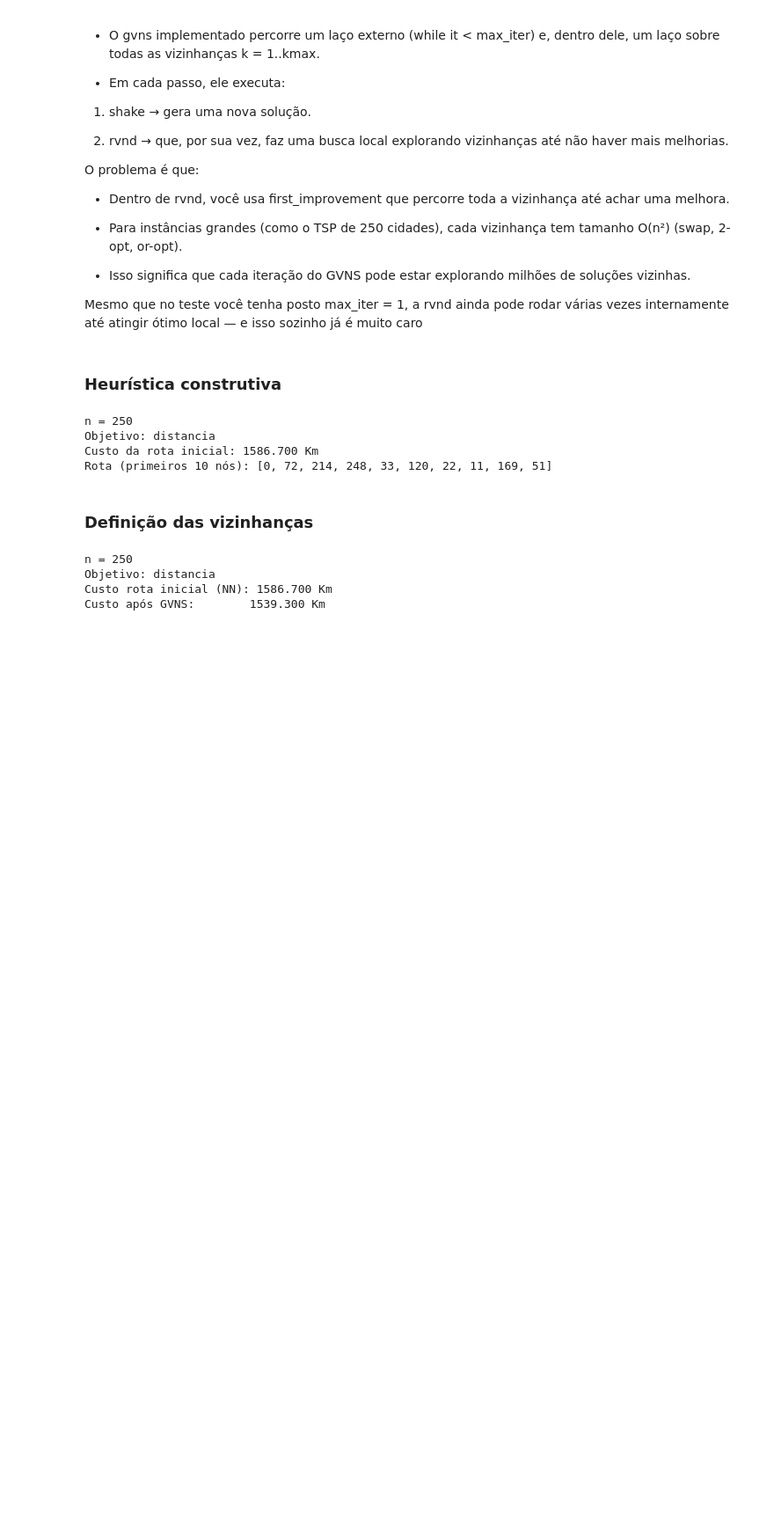
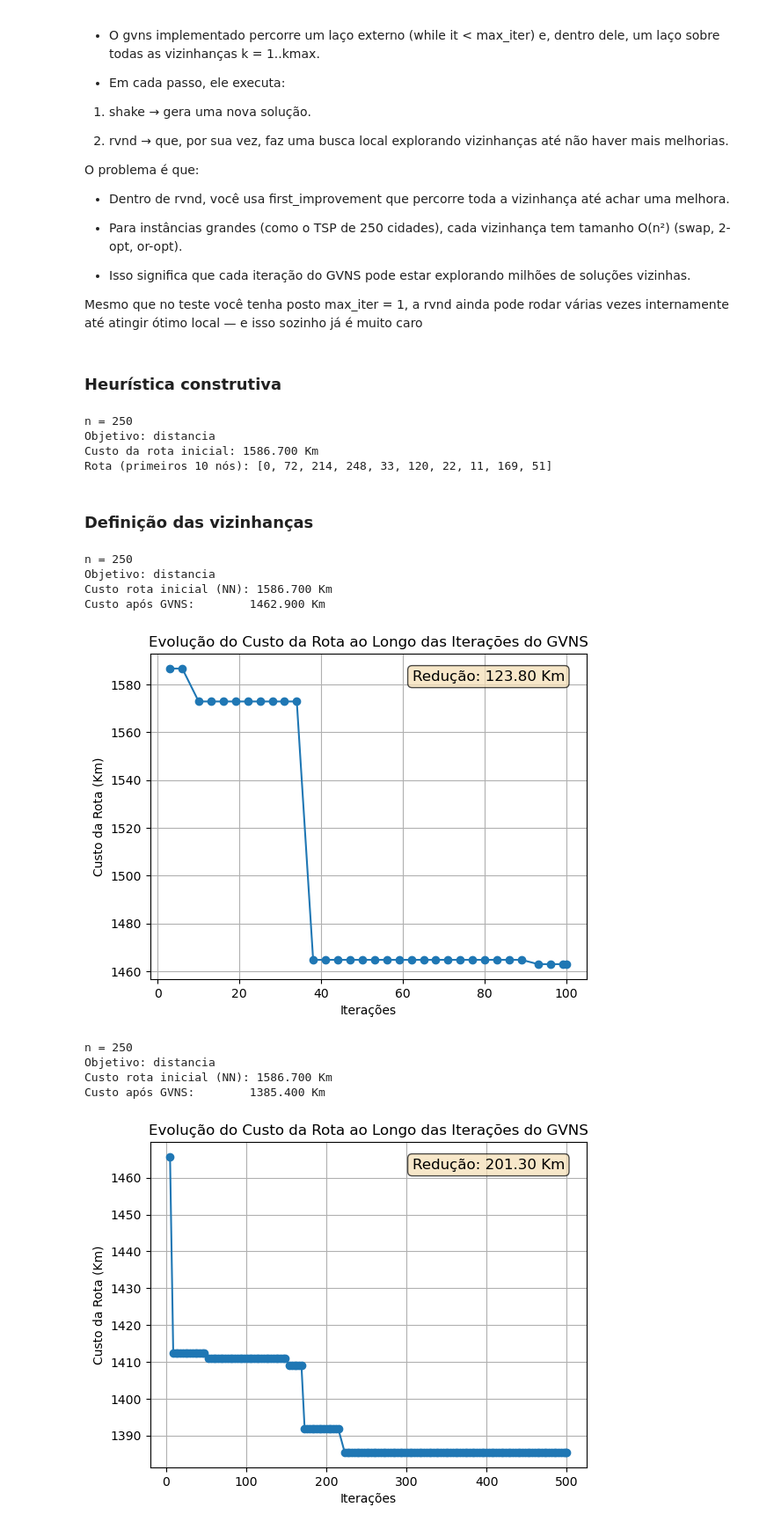
Before and after one commit to acpDaniel/Travelling-Salesman-Problem-TSP, a Jupyter notebook: tsp_2.ipynb, the cells around one changed output. Shown at 88% size. Cells and saved outputs as stored; diff of their text form; code cells hidden in the pictures; blank space fills up the shorter version.

Commit message:
feat: :sparkles: Add graphs to visualize cost functions

```diff
--- a/tsp_2.ipynb
+++ b/tsp_2.ipynb
@@ -95,7 +95,7 @@ Rota (primeiros 10 nós): [0, 72, 214, 248, 33, 120, 22, 11, 169, 51]
 ### Definição das vizinhanças
 # %%
 
-# ------------------- Vizinhaças (definições corretas) -------------------
+# ------------------- Vizinhanças (definições corretas) -------------------
 
 MAX_EVALS = 5000
 
@@ -316,47 +316,71 @@ def gvns(problema, rota_inicial, objetivo, kmax=3, max_iter=1000, seed=None, max
     x = rota_inicial[:]
     fx = custo_rota(problema, x, objetivo)
     it = 0
+    solutions = []
     while it < max_iter:
         k = 1
-        melhorou_na_escada = False
         while k <= kmax and it < max_iter:
             x_pr = shake(x, k)
             x_b, f_b = rvnd(problema, x_pr, objetivo, seed=None)
             x, fx, k = neighborhood_change(x, fx, x_b, f_b, k)
-            if k == 1 and f_b < fx:
-                melhorou_na_escada = True
             it += 1
-        #if not melhorou_na_escada:
-            #break
-    return x, fx
+        solutions.append((it, fx))
+    return x, fx, solutions
 # %%
-MAX_EVALS = 5000 # VARIAR
+def run_gvns_experiment(problema, objetivo, kmax=3, max_iter=1000, max_evals_rvnd=500, plot=True):
+    # rota inicial por Vizinho Mais Próximo
+    rota0 = construtiva_vizinho_mais_proximo(problema, objetivo)
+    c0 = custo_rota(problema, rota0, objetivo)
 
-# comparação: rota inicial (NN) vs. GVNS
+    # roda o GVNS
+    rota_g, c_g, solutions = gvns(
+        problema, rota0, objetivo,
+        kmax=kmax,
+        max_iter=max_iter,
+        max_evals_rvnd=max_evals_rvnd
+    )
 
-# instancia o problema
-problema = Problema("distancia.csv", "tempo.csv")
+    print(f"n = {problema.n}")
+    print(f"Objetivo: {objetivo}")
+    print(f"Custo rota inicial (NN): {c0:.3f} Km")
+    print(f"Custo após GVNS:        {c_g:.3f} Km")
 
-# define qual objetivo otimizar: "distancia" ou "tempo"
-objetivo = "distancia"
+    if plot:
+        import matplotlib.pyplot as plt
+        its, costs = zip(*solutions)
+        plt.plot(its, costs, marker='o')
+        plt.xlabel('Iterações')
+        plt.ylabel('Custo da Rota (Km)')
+        plt.title('Evolução do Custo da Rota ao Longo das Iterações do GVNS')
+        diff = c0 - c_g
+        textstr = f'Redução: {diff:.2f} Km'
+        plt.gca().text(0.95, 0.95, textstr, transform=plt.gca().transAxes,
+                   fontsize=12, verticalalignment='top', horizontalalignment='right',
+                   bbox=dict(boxstyle='round', facecolor='wheat', alpha=0.7))
+        plt.grid()
+        plt.show()
 
-# rota inicial por Vizinho Mais Próximo
-rota0 = construtiva_vizinho_mais_proximo(problema, objetivo)
-c0 = custo_rota(problema, rota0, objetivo)
+    return {
+        'rota_inicial': rota0,
+        'custo_inicial': c0,
+        'rota_gvns': rota_g,
+        'custo_gvns': c_g,
+        'solutions': solutions
+    }
 
-# roda o GVNS
-max_evals_rvnd = 5000 # VARIAR
-kmax = 3        # temos 3 vizinhanças (swap, or-opt(1), 2-opt)
-max_iter = 5000 # limite de iterações externas # VARIAR
-rota_g, c_g = gvns(problema, rota0, objetivo, kmax=kmax, max_iter=max_iter, max_evals_rvnd=max_evals_rvnd)
-
-# imprime resultados
-print(f"n = {problema.n}")
-print(f"Objetivo: {objetivo}")
-print(f"Custo rota inicial (NN): {c0:.3f} Km")
-print(f"Custo após GVNS:        {c_g:.3f} Km")
+run_gvns_experiment(problema, objetivo="distancia", kmax=3, max_iter=100, max_evals_rvnd=500, plot=True)
+run_gvns_experiment(problema, objetivo="distancia", kmax=3, max_iter=500, max_evals_rvnd=500, plot=True)
+run_gvns_experiment(problema, objetivo="distancia", kmax=3, max_iter=1000, max_evals_rvnd=700, plot=True)
+run_gvns_experiment(problema, objetivo="distancia", kmax=3, max_iter=2000, max_evals_rvnd=1000, plot=True)
+run_gvns_experiment(problema, objetivo="distancia", kmax=3, max_iter=5000, max_evals_rvnd=1000, plot=True)
 # %% [output]
 n = 250
 Objetivo: distancia
 Custo rota inicial (NN): 1586.700 Km
-Custo após GVNS:        1539.300 Km
+Custo após GVNS:        1462.900 Km
+[figure, added]
+n = 250
+Objetivo: distancia
+Custo rota inicial (NN): 1586.700 Km
+Custo após GVNS:        1385.400 Km
+[figure, added]
```
Also changed, not shown: parts of 1 cell of this notebook.
